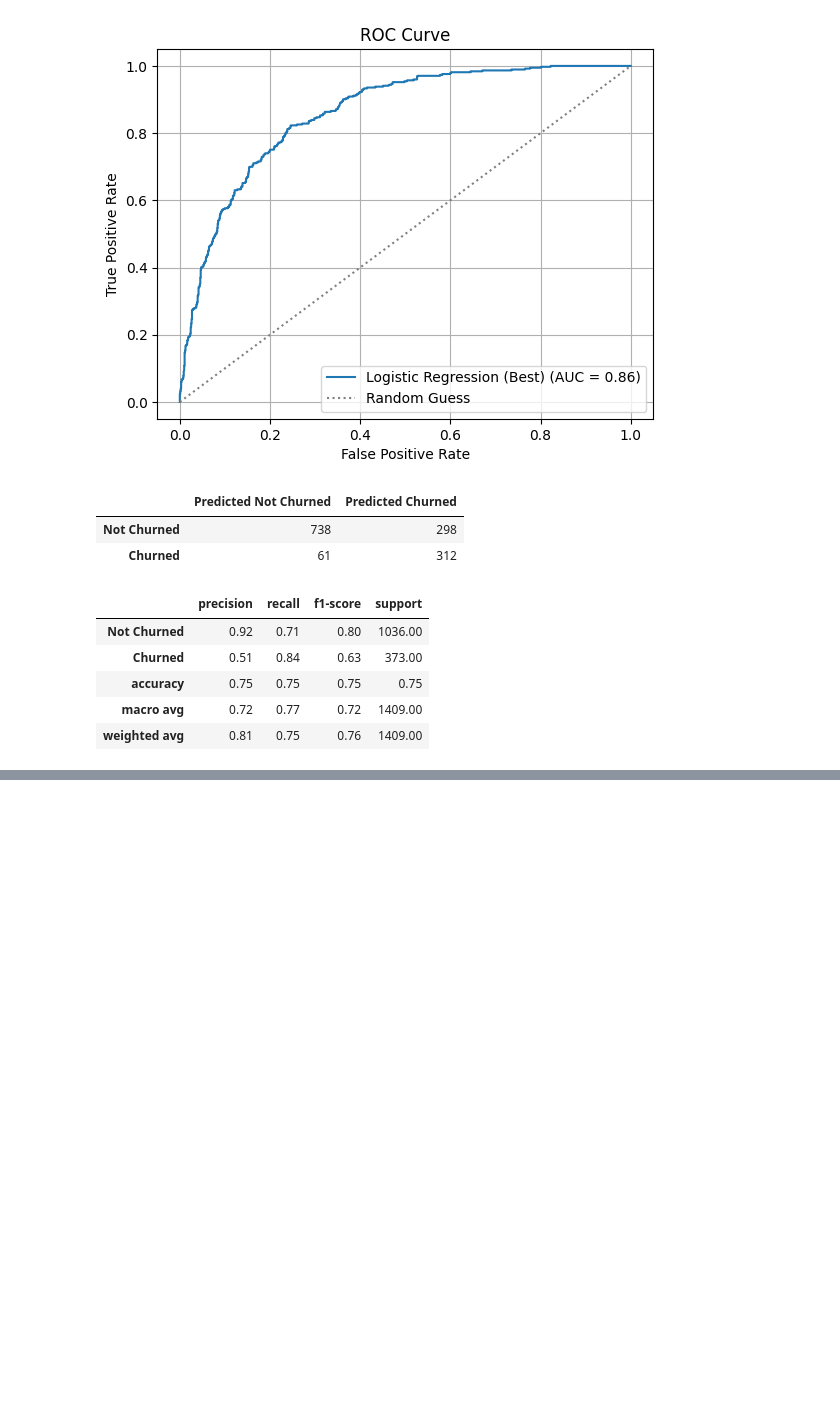
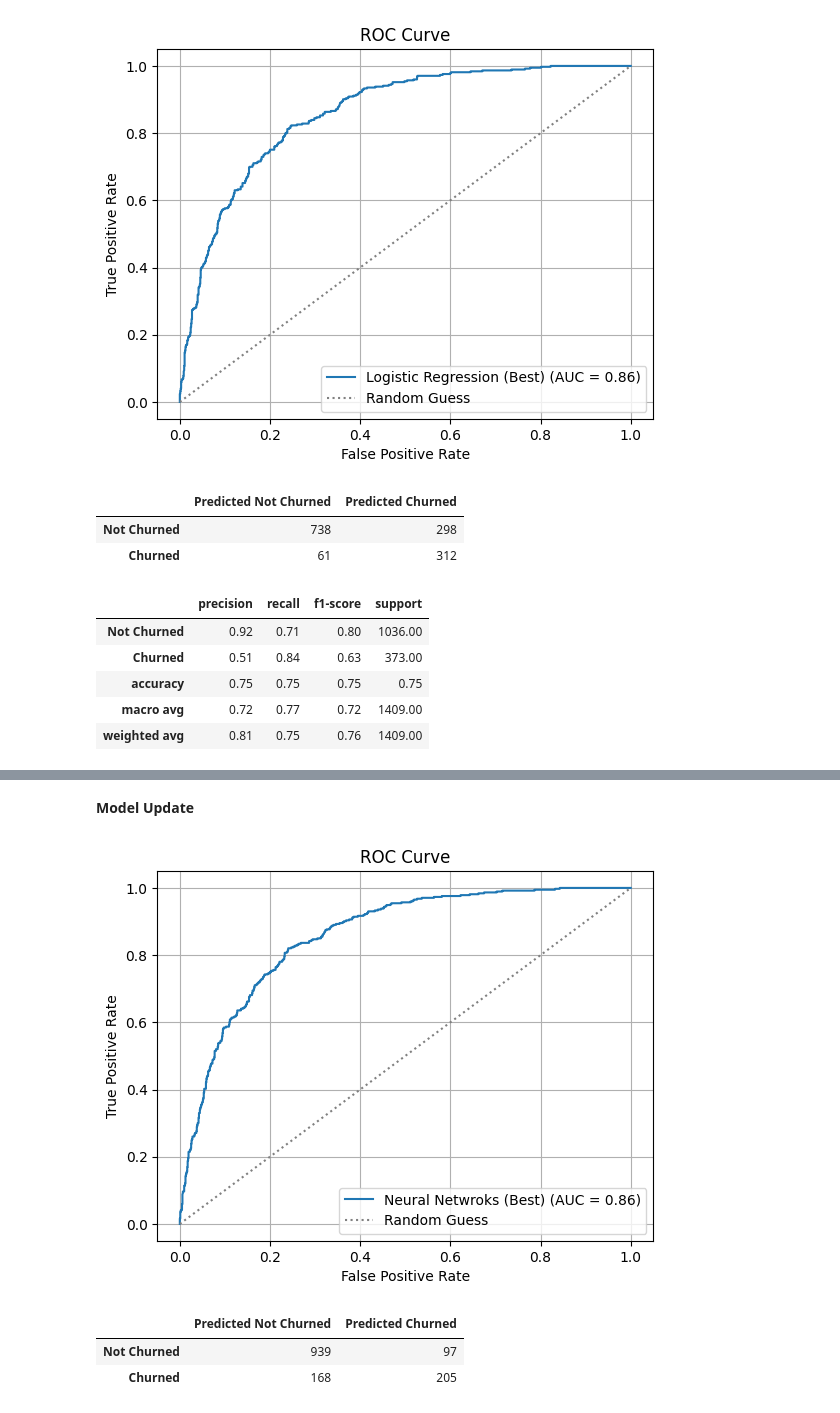
Before and after one commit to isabella-madiedo/Customer-Churn-Prediction, a Jupyter notebook: Code/model_selection_training.ipynb, the cells around one changed output, grey strips where cells are left out. Cells and saved outputs as stored; diff of their text form; code cells hidden in the pictures; blank space fills up the shorter version.

```diff
--- a/Code/model_selection_training.ipynb
+++ b/Code/model_selection_training.ipynb
@@ -281,0 +300,16 @@ report_df
+# %%
+# Parameter grid
+param_grid = {
+    'hidden_layer_sizes': [(50,), (100,), (50, 50), (100, 100)],
+    'activation': ['relu', 'tanh'],
+    'solver': ['adam', 'sgd'],
+    'learning_rate': ['constant', 'adaptive'],
+    'alpha': [0.0001, 0.001, 0.01],  # Regularization term
+    'batch_size': ['auto', 32, 64],
+    'max_iter': [100, 200, 300]
+}
+
+# Randomized Search
+random_search = RandomizedSearchCV(estimator=model_nn, param_distributions=param_grid, n_iter=10, cv=3, scoring= 'recall', random_state=1)
+random_search.fit(X_train, y_train)
+random_search.best_params_
@@ -281,0 +324,20 @@ report_df
+# %% [markdown]
+**Model Update**
+# %%
+# Best MLPClassifier model
+model_nn_best = random_search.best_estimator_
+y_pred_nn_best = model_nn_best.predict(X_test)
+# %%
+# Best MLPClassifier model ROC Curve
+roc_curve_plot(model_nn_best, 'Neural Netwroks (Best)')
+# %% [output]
+[figure, added]
+# %%
+# Best MLPClassifier Confusion Matrix
+cm = confusion_matrix(y_test, y_pred_nn_best)
+cm_df = pd.DataFrame(cm, index=['Not Churned', 'Churned'], columns=['Predicted Not Churned', 'Predicted Churned'])
+cm_df
+# %% [output]
+|  | Predicted Not Churned | Predicted Churned |
+| Not Churned | 939 | 97 |
+| Churned | 168 | 205 |
```
Also changed, not shown: parts of 15 cells of this notebook.
